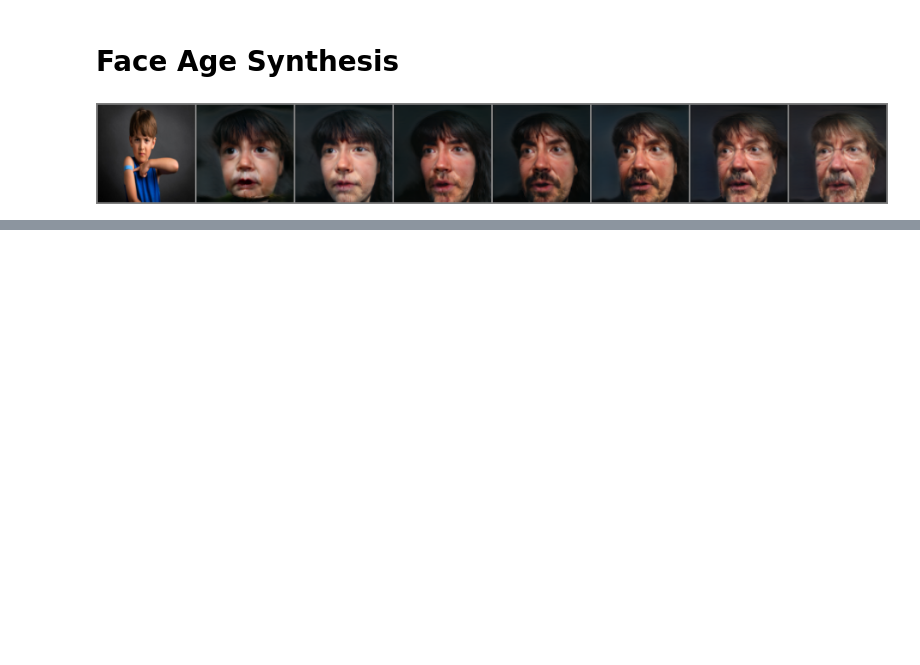
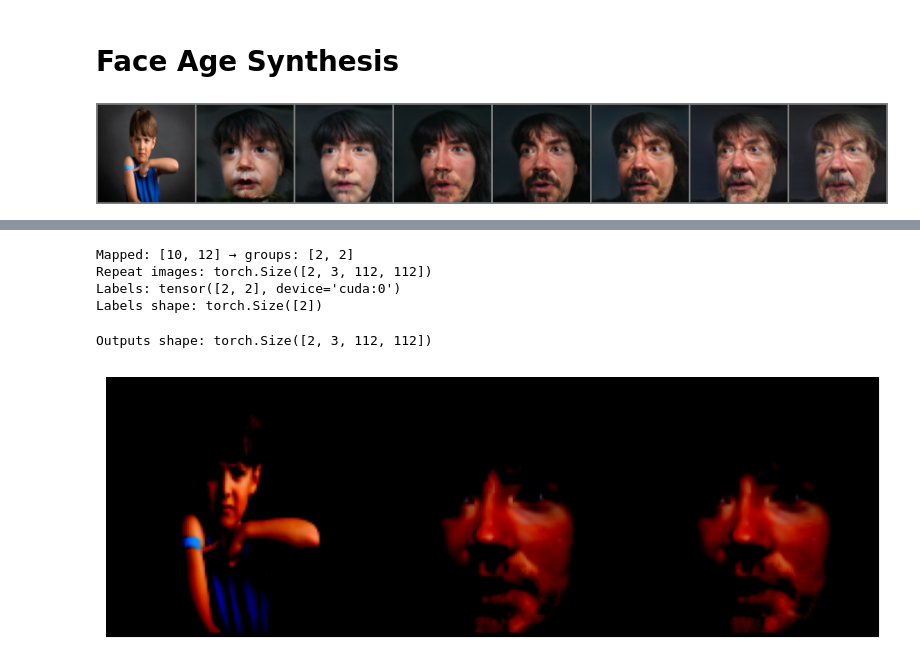
Before and after one commit to Lalithnise/Certificates, a Jupyter notebook: python_package/notebook/example.ipynb, the cells around one changed output, grey strips where cells are left out. Drawn from its saved outputs; the diff is of its cells as text; code cells hidden in the pictures; blank space fills up the shorter version.

```diff
--- a/python_package/notebook/example.ipynb
+++ b/python_package/notebook/example.ipynb
@@ -161,0 +184,62 @@ drwxr-xr-x 2 root root  20K Sep 22 07:54 data
+# %%
+import torch
+import torch.nn.functional as F
+
+# Step 1: Your target ages
+target_ages = [10, 12]
+
+# Step 2: Map to groups (0–6)
+def age_to_group(age):
+    if age <= 2: return 0
+    elif age <= 6: return 1
+    elif age <= 12: return 2
+    elif age <= 19: return 3
+    elif age <= 29: return 4
+    elif age <= 49: return 5
+    else: return 6
+
+groups = [age_to_group(a) for a in target_ages]
+print("Mapped:", target_ages, "→ groups:", groups)
+
+# Step 3: Simple integer labels first (not one-hot)
+labels = torch.tensor(groups, dtype=torch.long, device="cuda")
+
+# Step 4: Match images
+repeat_images = images.repeat(len(labels), 1, 1, 1).to("cuda")
+
+# Debug check
+print("Repeat images:", repeat_images.shape)
+print("Labels:", labels)
+print("Labels shape:", labels.shape)
+
+# Step 5: Run aging
+with torch.no_grad():
+    outputs = mtlface.aging(repeat_images, labels)
+# %% [output]
+Mapped: [10, 12] → groups: [2, 2]
+Repeat images: torch.Size([2, 3, 112, 112])
+Labels: tensor([2, 2], device='cuda:0')
+Labels shape: torch.Size([2])
+# %%
+with torch.no_grad():
+    outputs = mtlface.aging(repeat_images, labels)
+
+print("Outputs shape:", outputs.shape)
+# %% [output]
+Outputs shape: torch.Size([2, 3, 112, 112])
+# %%
+import matplotlib.pyplot as plt
+import torchvision
+
+# stack input + outputs
+all_imgs = torch.cat([images.to("cuda"), outputs], dim=0)
+
+# make grid for visualization
+grid = torchvision.utils.make_grid(all_imgs, nrow=3, normalize=True, value_range=(0,1))
+
+plt.figure(figsize=(10,5))
+plt.imshow(grid.permute(1, 2, 0).cpu().numpy())
+plt.axis("off")
+plt.show()
+# %% [output]
+[figure, added]
```
Also changed, not shown: parts of 10 cells of this notebook.
